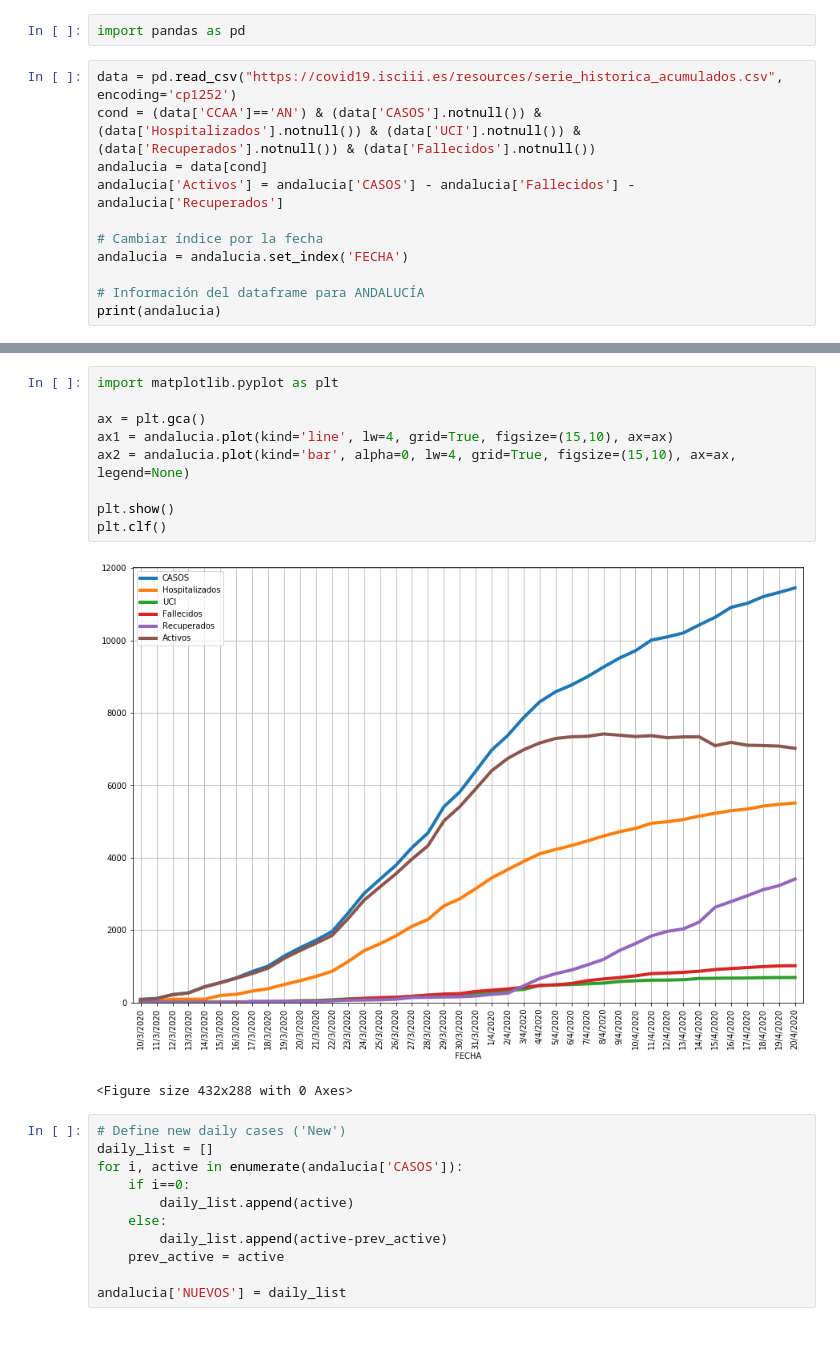
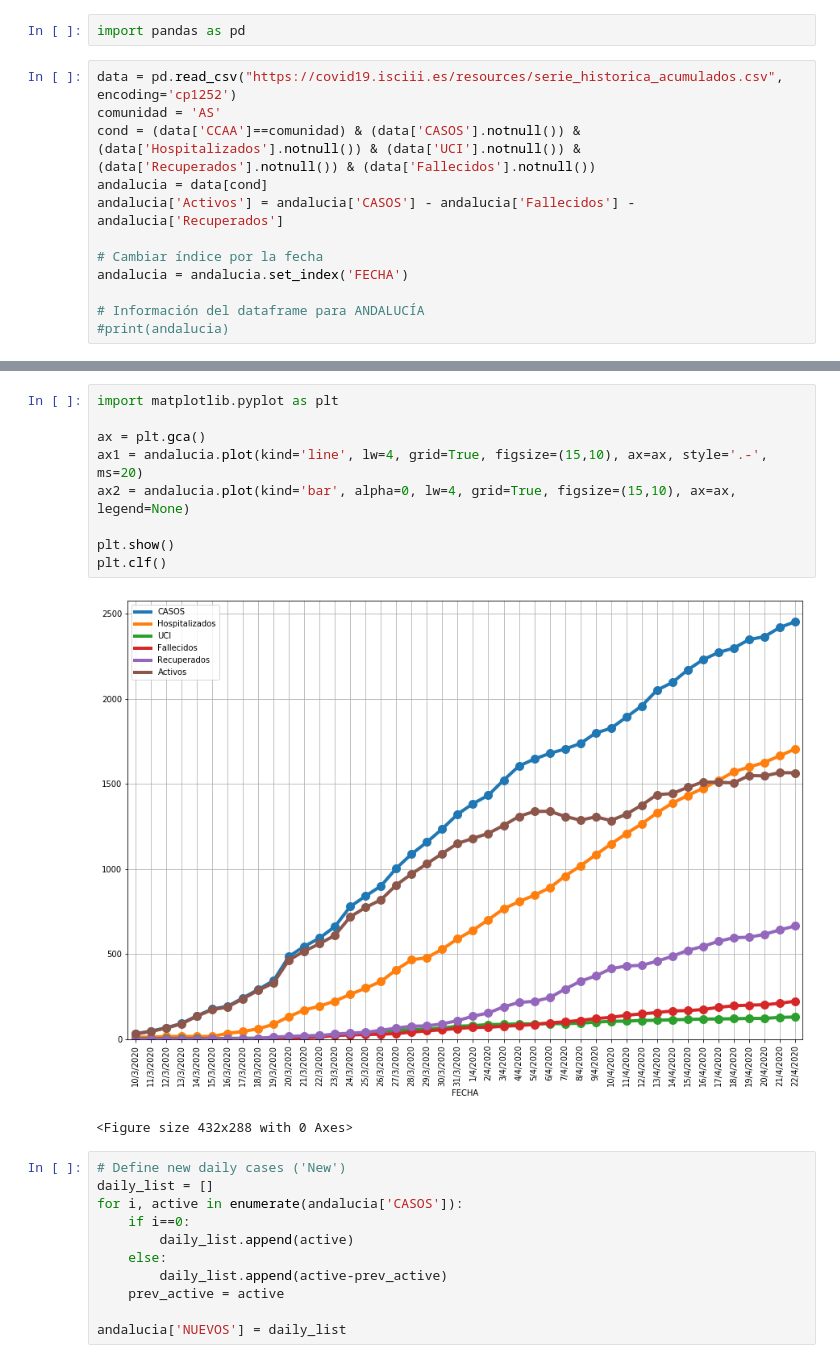
Before and after one commit to jecaro094/covid_19, a Jupyter notebook: region.ipynb, the cells around one changed output, grey strips where cells are left out. Cells and saved outputs as stored; diff of their text form; blank space fills up the shorter version.

Commit message:
Charts updated and vector defined 4 comunidades

```diff
--- a/region.ipynb
+++ b/region.ipynb
@@ -2,7 +2,8 @@
 import pandas as pd
 # %%
 data = pd.read_csv("https://covid19.isciii.es/resources/serie_historica_acumulados.csv", encoding='cp1252')
-cond = (data['CCAA']=='AN') & (data['CASOS'].notnull()) & (data['Hospitalizados'].notnull()) & (data['UCI'].notnull()) & (data['Recuperados'].notnull()) & (data['Fallecidos'].notnull())
+comunidad = 'AS'
+cond = (data['CCAA']==comunidad) & (data['CASOS'].notnull()) & (data['Hospitalizados'].notnull()) & (data['UCI'].notnull()) & (data['Recuperados'].notnull()) & (data['Fallecidos'].notnull())
 andalucia = data[cond]
 andalucia['Activos'] = andalucia['CASOS'] - andalucia['Fallecidos'] - andalucia['Recuperados']
 
@@ -10,5 +11,5 @@ andalucia['Activos'] = andalucia['CASOS'] - andalucia['Fallecidos'] - andalucia[
 andalucia = andalucia.set_index('FECHA')
 
 # Información del dataframe para ANDALUCÍA
-print(andalucia)
+#print(andalucia)
 # %% [output]
@@ -37,14 +27,14 @@ See the caveats in the documentation: http://pandas.pydata.org/pandas-docs/stabl
 # %%
 import matplotlib.pyplot as plt
 
 ax = plt.gca()
-ax1 = andalucia.plot(kind='line', lw=4, grid=True, figsize=(15,10), ax=ax)
+ax1 = andalucia.plot(kind='line', lw=4, grid=True, figsize=(15,10), ax=ax, style='.-', ms=20)
 ax2 = andalucia.plot(kind='bar', alpha=0, lw=4, grid=True, figsize=(15,10), ax=ax, legend=None)
 
 plt.show()
 plt.clf()
 # %% [output]
-[figure, old version]
+[figure, new version]
 <Figure size 432x288 with 0 Axes>
 # %%
 # Define new daily cases ('New')
```
Also changed, not shown: parts of 3 cells of this notebook, 1 other file.
